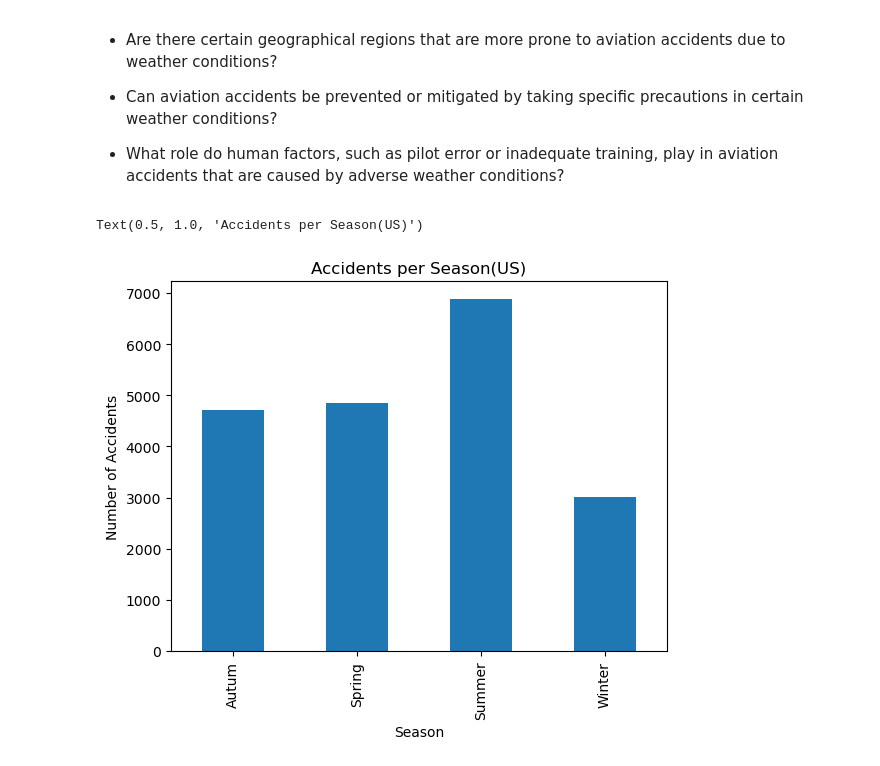
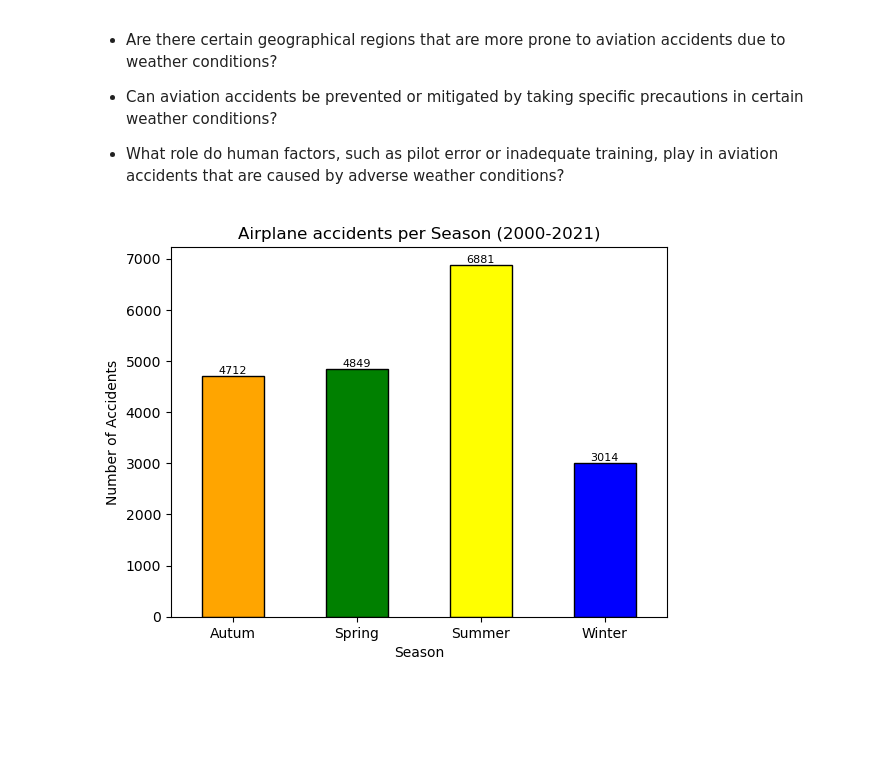
Before and after one commit to billywkim/Air_Travel_Analysis, a Jupyter notebook: Aviation_Weather/Aviation_Weather.ipynb, the cells around one changed output. Drawn from its saved outputs; the diff is of its cells as text; code cells hidden in the pictures; blank space fills up the shorter version.

Commit message:
Updated Aviation_Weather nb and added clean_aviation_weather.csv

```diff
--- a/Aviation_Weather/Aviation_Weather.ipynb
+++ b/Aviation_Weather/Aviation_Weather.ipynb
@@ -133,7 +140,7 @@ dfb.sample(10)
 # %%
 # Add year, month, and day columns and limit our DF to year 2000 and after
 dfb['Year'] = dfb['Event.Date'].dt.year
-dfb['Month'] = dfb['Event.Date'].dt.month
+dfb['Month'] = dfb['Event.Date'].dt.month_name()
 dfb['Day_of_Week'] = dfb['Event.Date'].dt.weekday
 dfb = dfb[dfb['Year'] >= 2000]
 
@@ -383,0 +441,3 @@ dfb['Season'] = dfb["Event.Date"].dt.month.apply(assign_season)
+# %%
+# Change to str because some values are floats
+dfb["Report.Status"] = dfb["Report.Status"].astype(str)
@@ -445,12 +550,21 @@ clean_aviation_df.head()
 
 * What role do human factors, such as pilot error or inadequate training, play in aviation accidents that are caused by adverse weather conditions?
 # %%
+# What types of weather conditions are most commonly associated with aviation accidents?
+
 accidents_per_season = clean_aviation_df.groupby('Season')['Event_Date'].count()
 
-accidents_per_season.plot(kind='bar')
+colors = ['orange','green','yellow','blue']
+
+ax = accidents_per_season.plot(kind='bar', color=colors, edgecolor='black' )
+
+for i in ax.containers:
+    ax.bar_label(i, fontsize=8)
+
+plt.xticks(rotation=0)
 plt.xlabel('Season')
 plt.ylabel('Number of Accidents')
-plt.title('Accidents per Season(US)')
+plt.title('Airplane accidents per Season (2000-2021)')
+plt.savefig('../Images/accidents_per_season.png')
 # %% [output]
-Text(0.5, 1.0, 'Accidents per Season(US)')
-[figure, old version]
+[figure, new version]
```
Also changed, not shown: parts of 25 cells of this notebook, 1 other file.
